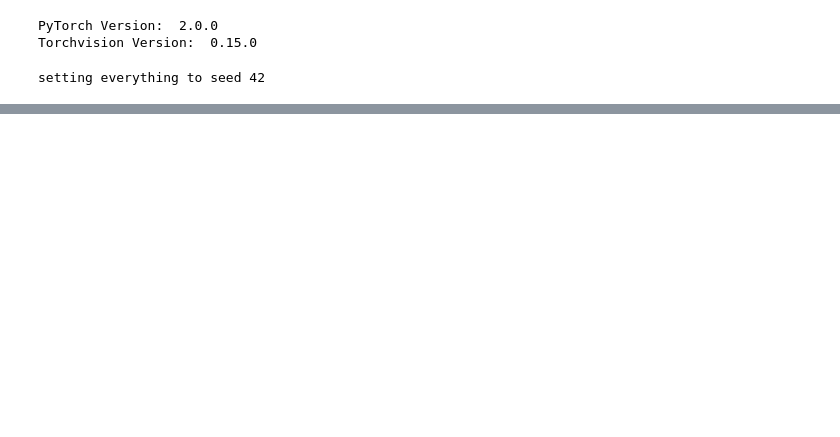
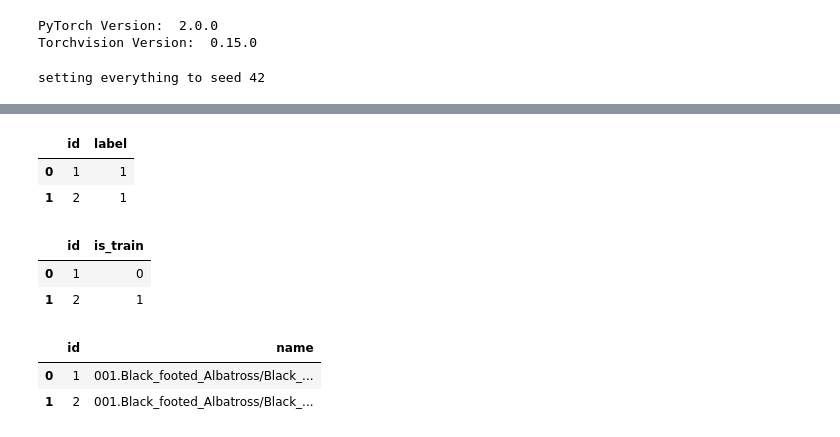
Before and after one commit to michaeldraga/aki-project, a Jupyter notebook: model.ipynb, the cells around one changed output, grey strips where cells are left out. Cells and saved outputs as stored; diff of their text form; code cells hidden in the pictures; blank space fills up the shorter version.

```diff
--- a/model.ipynb
+++ b/model.ipynb
@@ -275,0 +99,25 @@ Epoch 12/29
+# %%
+PATH = Path('./CUB_200_2011/CUB_200_2011')
+labels = pd.read_csv(PATH/"image_class_labels.txt", header=None, sep=" ")
+labels.columns = ["id", "label"]
+labels.head(2)
+# %% [output]
+|  | id | label |
+| 0 | 1 | 1 |
+| 1 | 2 | 1 |
+# %%
+train_test = pd.read_csv(PATH/"train_test_split.txt", header=None, sep=" ")
+train_test.columns = ["id", "is_train"]
+train_test.head(2)
+# %% [output]
+|  | id | is_train |
+| 0 | 1 | 0 |
+| 1 | 2 | 1 |
+# %%
+images = pd.read_csv(PATH/"images.txt", header=None, sep=" ")
+images.columns = ["id", "name"]
+images.head(2)
+# %% [output]
+|  | id | name |
+| 0 | 1 | 001.Black_footed_Albatross/Black_... |
+| 1 | 2 | 001.Black_footed_Albatross/Black_... |
```
Also changed, not shown: parts of 23 cells of this notebook, 3 other files.
